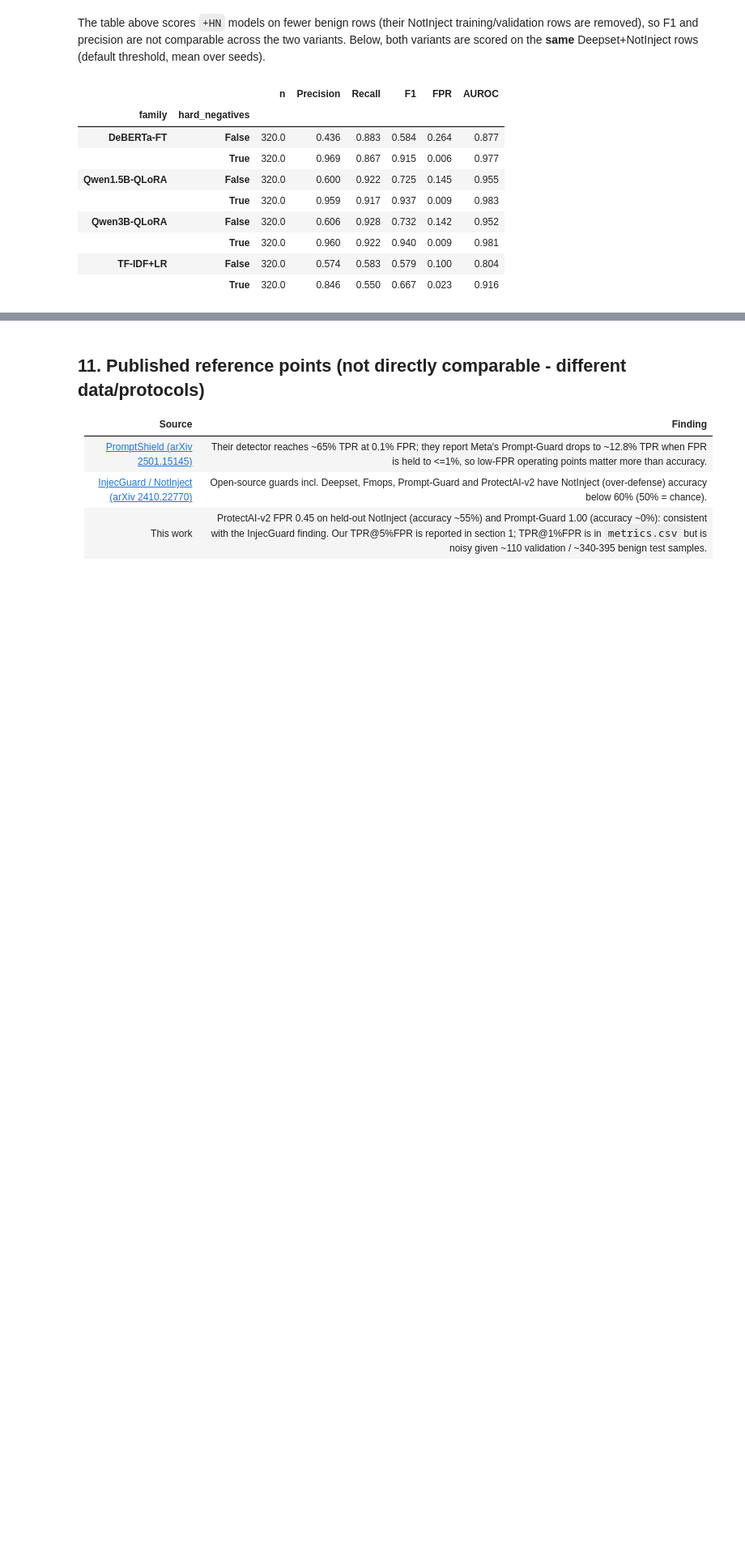
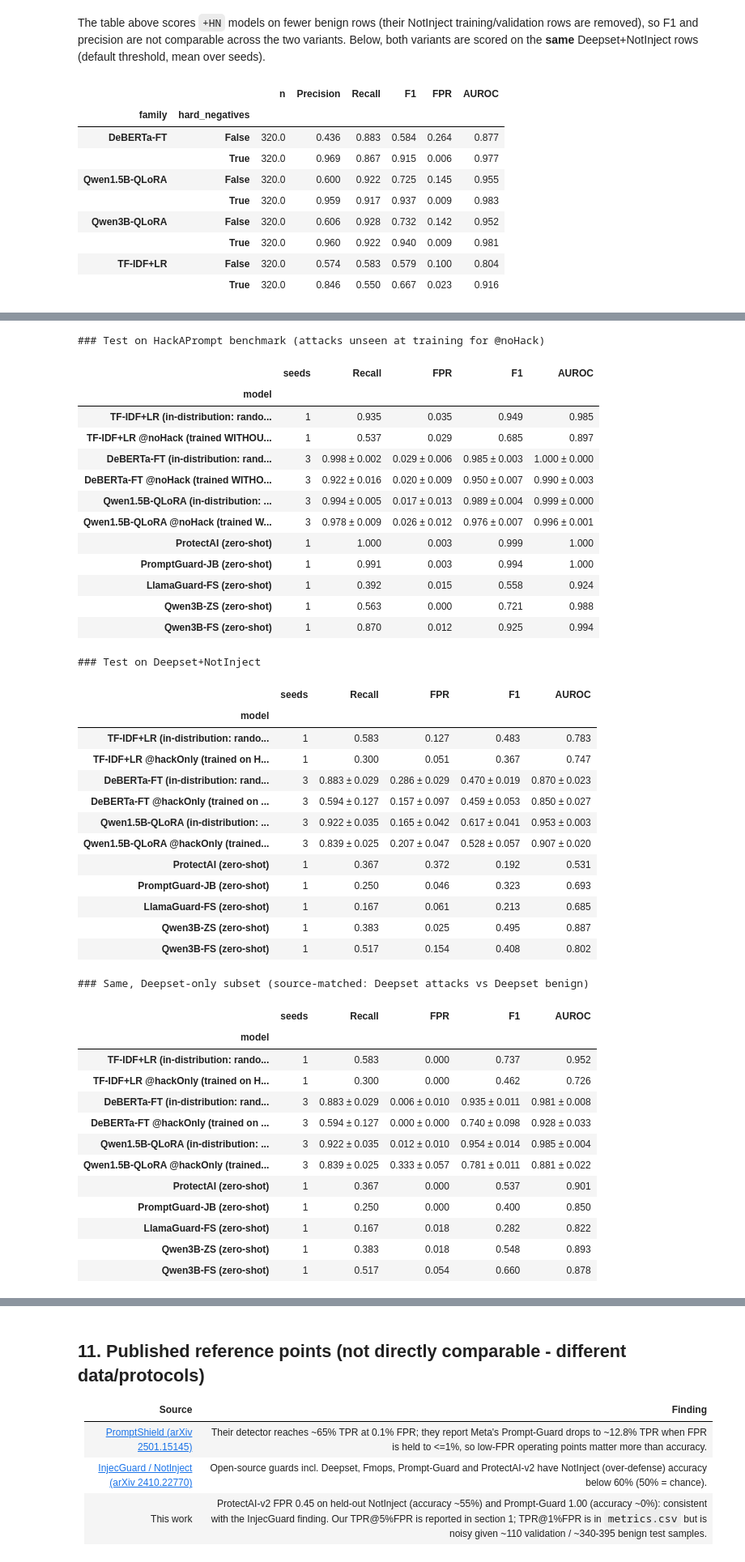
Before and after one commit to AntoCordeiro/prompt_detection, a Jupyter notebook: analysis.ipynb, the cells around one changed output, grey strips where cells are left out. Shown at 81% size. Cells and saved outputs as stored; diff of their text form; code cells hidden in the pictures; blank space fills up the shorter version.

```diff
--- a/analysis.ipynb
+++ b/analysis.ipynb
@@ -424,0 +505,56 @@ display(HP); HP.to_csv(C.RESULTS_DIR / "table_hn_paired.csv")
+# %%
+rows = []
+for f in ["TF-IDF+LR","DeBERTa-FT","Qwen1.5B-QLoRA"]:
+    rows += [(f"{f} (in-distribution: random split)", f), (f"{f} @noHack (trained WITHOUT HackAPrompt)", f + "@noHack")]
+rows += [(z + " (zero-shot)", z) for z in ZS]
+print("### Test on HackAPrompt benchmark (attacks unseen at training for @noHack)"); display(agg(rows, "bench_hackaprompt"))
+rows = []
+for f in ["TF-IDF+LR","DeBERTa-FT","Qwen1.5B-QLoRA"]:
+    rows += [(f"{f} (in-distribution: random split)", f), (f"{f} @hackOnly (trained on HackAPrompt+Alpaca only)", f + "@hackOnly")]
+rows += [(z + " (zero-shot)", z) for z in ZS]
+print("### Test on Deepset+NotInject"); display(agg(rows, "bench_deepset_notinject"))
+print("### Same, Deepset-only subset (source-matched: Deepset attacks vs Deepset benign)")
+display(agg(rows, "bench_deepset_notinject", subset=lambda g: g.source.str.startswith("deepset")))
+# %% [output]
+### Test on HackAPrompt benchmark (attacks unseen at training for @noHack)
+|  | seeds | Recall | FPR | F1 | AUROC |
+| model |  |  |  |  |  |
+| TF-IDF+LR (in-distribution: rando... | 1 | 0.935 | 0.035 | 0.949 | 0.985 |
+| TF-IDF+LR @noHack (trained WITHOU... | 1 | 0.537 | 0.029 | 0.685 | 0.897 |
+| DeBERTa-FT (in-distribution: rand... | 3 | 0.998 ± 0.002 | 0.029 ± 0.006 | 0.985 ± 0.003 | 1.000 ± 0.000 |
+| DeBERTa-FT @noHack (trained WITHO... | 3 | 0.922 ± 0.016 | 0.020 ± 0.009 | 0.950 ± 0.007 | 0.990 ± 0.003 |
+| Qwen1.5B-QLoRA (in-distribution: ... | 3 | 0.994 ± 0.005 | 0.017 ± 0.013 | 0.989 ± 0.004 | 0.999 ± 0.000 |
+| Qwen1.5B-QLoRA @noHack (trained W... | 3 | 0.978 ± 0.009 | 0.026 ± 0.012 | 0.976 ± 0.007 | 0.996 ± 0.001 |
+| ProtectAI (zero-shot) | 1 | 1.000 | 0.003 | 0.999 | 1.000 |
+| PromptGuard-JB (zero-shot) | 1 | 0.991 | 0.003 | 0.994 | 1.000 |
+| LlamaGuard-FS (zero-shot) | 1 | 0.392 | 0.015 | 0.558 | 0.924 |
+| Qwen3B-ZS (zero-shot) | 1 | 0.563 | 0.000 | 0.721 | 0.988 |
+| Qwen3B-FS (zero-shot) | 1 | 0.870 | 0.012 | 0.925 | 0.994 |
+### Test on Deepset+NotInject
+|  | seeds | Recall | FPR | F1 | AUROC |
+| model |  |  |  |  |  |
+| TF-IDF+LR (in-distribution: rando... | 1 | 0.583 | 0.127 | 0.483 | 0.783 |
+| TF-IDF+LR @hackOnly (trained on H... | 1 | 0.300 | 0.051 | 0.367 | 0.747 |
+| DeBERTa-FT (in-distribution: rand... | 3 | 0.883 ± 0.029 | 0.286 ± 0.029 | 0.470 ± 0.019 | 0.870 ± 0.023 |
+| DeBERTa-FT @hackOnly (trained on ... | 3 | 0.594 ± 0.127 | 0.157 ± 0.097 | 0.459 ± 0.053 | 0.850 ± 0.027 |
+| Qwen1.5B-QLoRA (in-distribution: ... | 3 | 0.922 ± 0.035 | 0.165 ± 0.042 | 0.617 ± 0.041 | 0.953 ± 0.003 |
+| Qwen1.5B-QLoRA @hackOnly (trained... | 3 | 0.839 ± 0.025 | 0.207 ± 0.047 | 0.528 ± 0.057 | 0.907 ± 0.020 |
+| ProtectAI (zero-shot) | 1 | 0.367 | 0.372 | 0.192 | 0.531 |
+| PromptGuard-JB (zero-shot) | 1 | 0.250 | 0.046 | 0.323 | 0.693 |
+| LlamaGuard-FS (zero-shot) | 1 | 0.167 | 0.061 | 0.213 | 0.685 |
+| Qwen3B-ZS (zero-shot) | 1 | 0.383 | 0.025 | 0.495 | 0.887 |
+| Qwen3B-FS (zero-shot) | 1 | 0.517 | 0.154 | 0.408 | 0.802 |
+### Same, Deepset-only subset (source-matched: Deepset attacks vs Deepset benign)
+|  | seeds | Recall | FPR | F1 | AUROC |
+| model |  |  |  |  |  |
+| TF-IDF+LR (in-distribution: rando... | 1 | 0.583 | 0.000 | 0.737 | 0.952 |
+| TF-IDF+LR @hackOnly (trained on H... | 1 | 0.300 | 0.000 | 0.462 | 0.726 |
+| DeBERTa-FT (in-distribution: rand... | 3 | 0.883 ± 0.029 | 0.006 ± 0.010 | 0.935 ± 0.011 | 0.981 ± 0.008 |
+| DeBERTa-FT @hackOnly (trained on ... | 3 | 0.594 ± 0.127 | 0.000 ± 0.000 | 0.740 ± 0.098 | 0.928 ± 0.033 |
+| Qwen1.5B-QLoRA (in-distribution: ... | 3 | 0.922 ± 0.035 | 0.012 ± 0.010 | 0.954 ± 0.014 | 0.985 ± 0.004 |
+| Qwen1.5B-QLoRA @hackOnly (trained... | 3 | 0.839 ± 0.025 | 0.333 ± 0.057 | 0.781 ± 0.011 | 0.881 ± 0.022 |
+| ProtectAI (zero-shot) | 1 | 0.367 | 0.000 | 0.537 | 0.901 |
+| PromptGuard-JB (zero-shot) | 1 | 0.250 | 0.000 | 0.400 | 0.850 |
+| LlamaGuard-FS (zero-shot) | 1 | 0.167 | 0.018 | 0.282 | 0.822 |
+| Qwen3B-ZS (zero-shot) | 1 | 0.383 | 0.018 | 0.548 | 0.893 |
+| Qwen3B-FS (zero-shot) | 1 | 0.517 | 0.054 | 0.660 | 0.878 |
```
Also changed, not shown: parts of 13 cells of this notebook, 47 other files.
